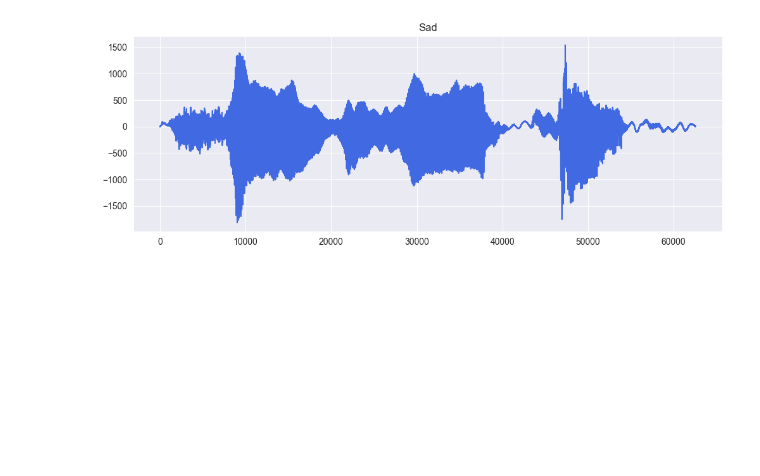
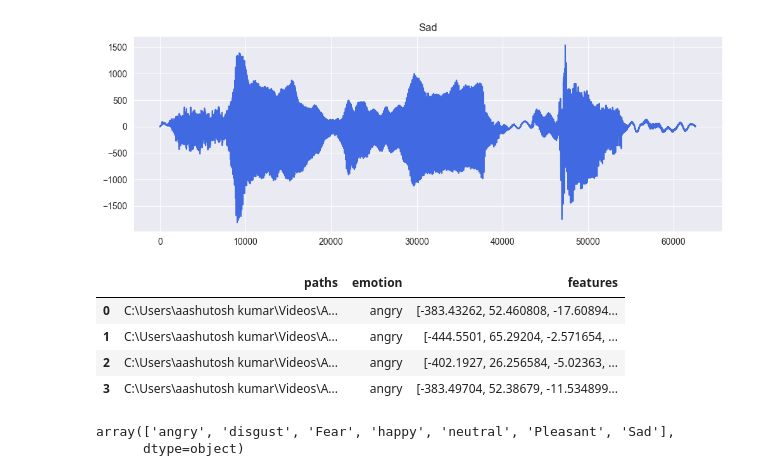
Before and after one commit to Ash2809/Speech-Emotion-Recognition, a Jupyter notebook: rec.ipynb, the cells around one changed output. Cells and saved outputs as stored; diff of their text form; code cells hidden in the pictures; blank space fills up the shorter version.

```diff
--- a/rec.ipynb
+++ b/rec.ipynb
@@ -73,3 +77,24 @@ for emotion, path in emotion_paths.items():
 [figure]
 [figure]
 [figure]
+# %%
+def feature_extractor(file):
+    audio, sample_rate = librosa.load(file)
+    mlfcc_features = librosa.feature.mfcc(y = audio,sr = sample_rate, n_mfcc = 40)
+    scaled_mlfcc_features = np.mean(mlfcc_features.T,axis = 0)
+    return scaled_mlfcc_features
+# %%
+dataset["features"] = dataset["paths"].apply(feature_extractor)
+# %%
+dataset.head(4)
+# %% [output]
+|  | paths | emotion | features |
+| 0 | C:\Users\aashutosh kumar\Videos\A... | angry | [-383.43262, 52.460808, -17.60894... |
+| 1 | C:\Users\aashutosh kumar\Videos\A... | angry | [-444.5501, 65.29204, -2.571654, ... |
+| 2 | C:\Users\aashutosh kumar\Videos\A... | angry | [-402.1927, 26.256584, -5.02363, ... |
+| 3 | C:\Users\aashutosh kumar\Videos\A... | angry | [-383.49704, 52.38679, -11.534899... |
+# %%
+dataset["emotion"].unique()
+# %% [output]
+array(['angry', 'disgust', 'Fear', 'happy', 'neutral', 'Pleasant', 'Sad'],
+      dtype=object)
```
Also changed, not shown: parts of 6 cells of this notebook.
